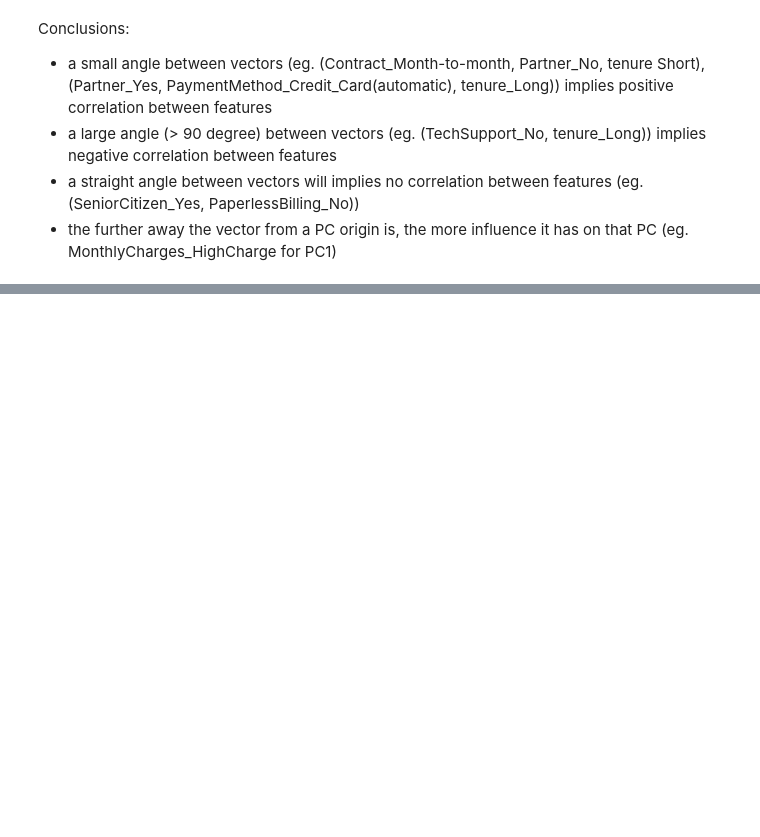
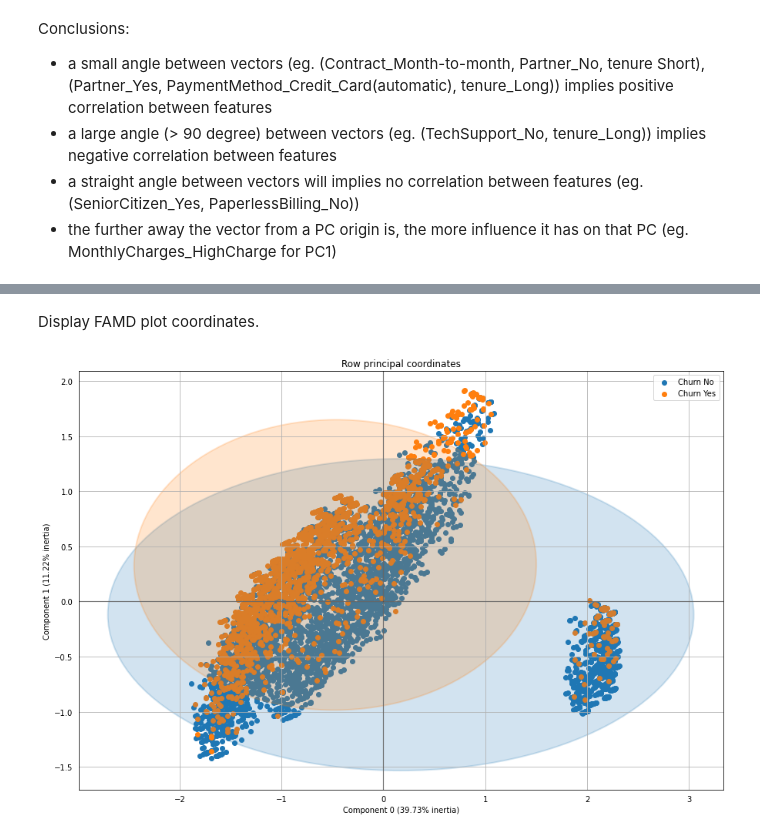
Before and after one commit to Vergenter/DataEmbeddingandVisualization, a Jupyter notebook: notebooks/MCA_PCA.ipynb, the cells around one changed output, grey strips where cells are left out. Saved outputs shown, nothing was run; the diff lists cells and outputs as text; code cells hidden in the pictures; blank space fills up the shorter version.

Commit message:
Added FAMD

```diff
--- a/notebooks/MCA_PCA.ipynb
+++ b/notebooks/MCA_PCA.ipynb
@@ -265,0 +270,2 @@ Conclusions:
+# %%
+X = pd.read_csv('../data/Customer_churn.csv')
@@ -265,0 +274,19 @@ Conclusions:
+# %%
+def tenure(data):
+    # if the customer stays with the company <= 1 year return 'Short' label
+    # otherwise return 'Long'
+    if 0 < data  <= 24 :
+        return 'Short'
+    else:
+        return 'Long'
+
+def charges(data):
+    # discretize monthly charges variable
+    if 0 < data  <= 70 :
+        return 'LowCharge'
+    else:
+        return 'HighCharge'
+
+X['SeniorCitizen'].replace({0: 'No', 1: 'Yes'}, inplace=True)
+X['tenure'] = X['tenure'].apply(tenure)
+X.drop(['customerID', 'TotalCharges'], axis=1, inplace=True)
@@ -265,0 +295,10 @@ Conclusions:
+# %%
+famd = prince.FAMD(
+     n_components=2,
+     n_iter=3,
+     copy=True,
+     check_input=True,
+     engine='auto',
+     random_state=42
+)
+famd = famd.fit(X.drop('Churn', axis='columns'))
@@ -265,0 +326,17 @@ Conclusions:
+# %% [markdown]
+Display FAMD plot coordinates.
+# %%
+ax = famd.plot_row_coordinates(
+     X,
+     ax=None,
+     figsize=(15, 10),
+     x_component=0,
+     y_component=1,
+     labels=[],
+     color_labels=['Churn {}'.format(t) for t in X['Churn']],
+     ellipse_outline=True,
+     ellipse_fill=True,
+     show_points=True
+)
+# %% [output]
+[figure, added]
```
Also changed, not shown: parts of 13 cells of this notebook.
